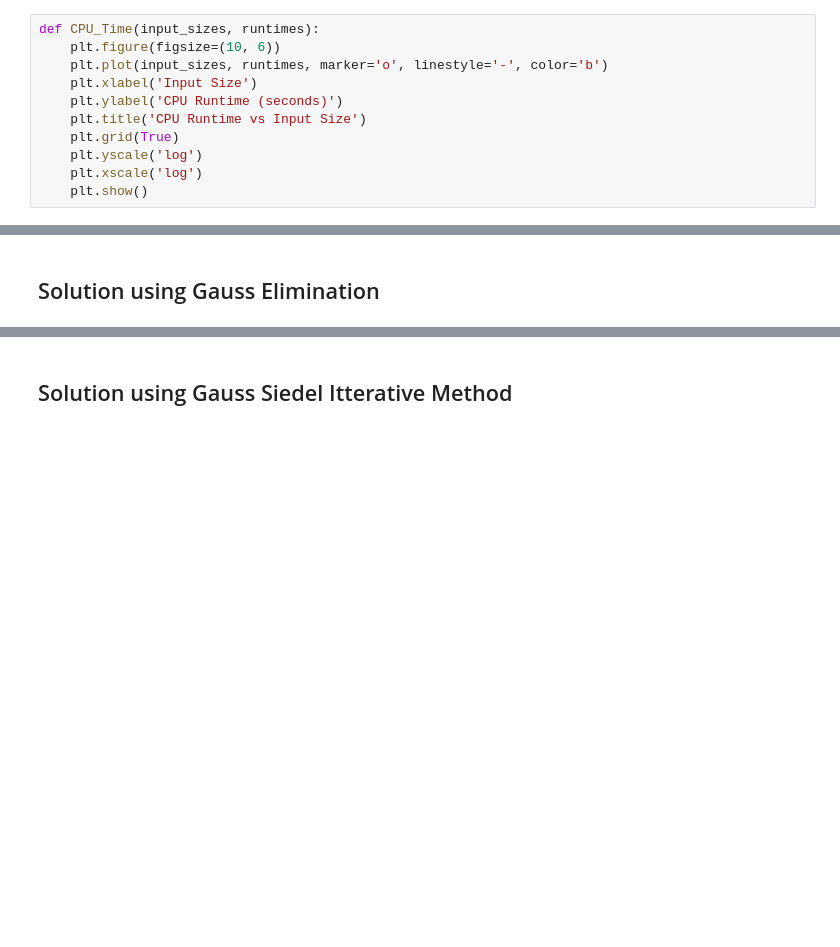
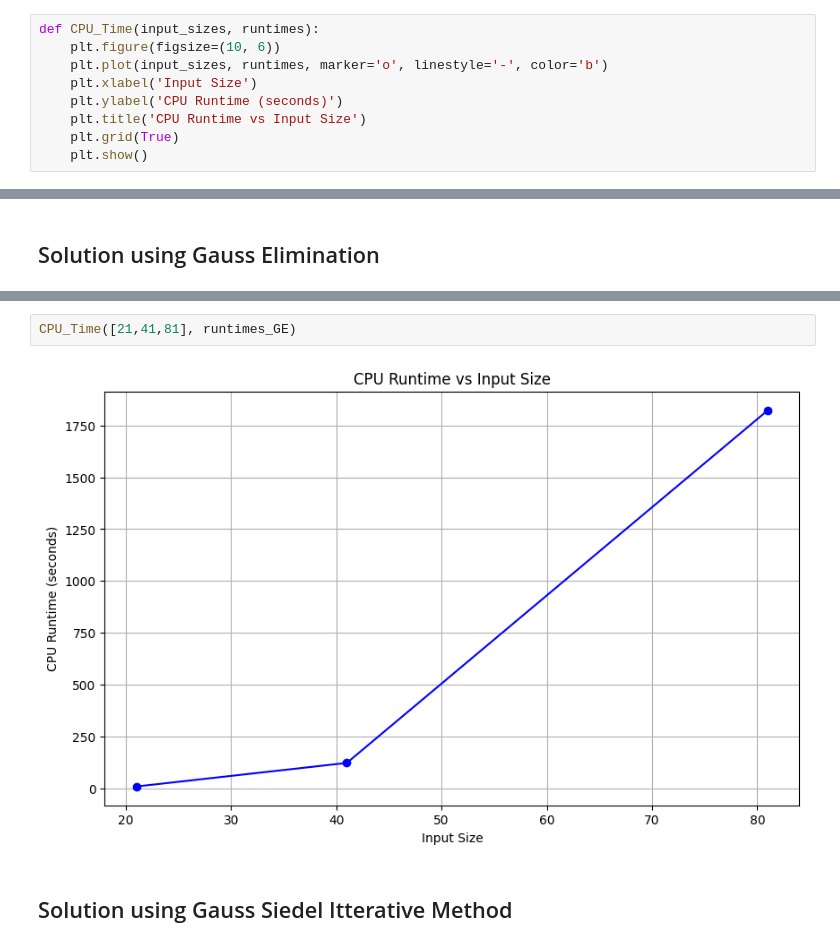
Before and after one commit to VardanMittal/Computational-Fluid-Dynamics, a Jupyter notebook: Projects/Project1/main.ipynb, the cells around one changed output, grey strips where cells are left out. Cells and saved outputs as stored; diff of their text form; blank space fills up the shorter version.

```diff
--- a/Projects/Project1/main.ipynb
+++ b/Projects/Project1/main.ipynb
@@ -90,8 +90,6 @@ def CPU_Time(input_sizes, runtimes):
     plt.ylabel('CPU Runtime (seconds)')
     plt.title('CPU Runtime vs Input Size')
     plt.grid(True)
-    plt.yscale('log')
-    plt.xscale('log')
     plt.show()
 # %% [markdown]
 ##### Boundry Conditions and Source Term
@@ -180,3 +170,7 @@ field_plotter(contour_vals[2])
+# %%
+CPU_Time([21,41,81], runtimes_GE)
+# %% [output]
+[figure, added]
 # %% [markdown]
 ## Solution using Gauss Siedel Itterative Method
 # %%
```
Also changed, not shown: parts of 14 cells of this notebook.
